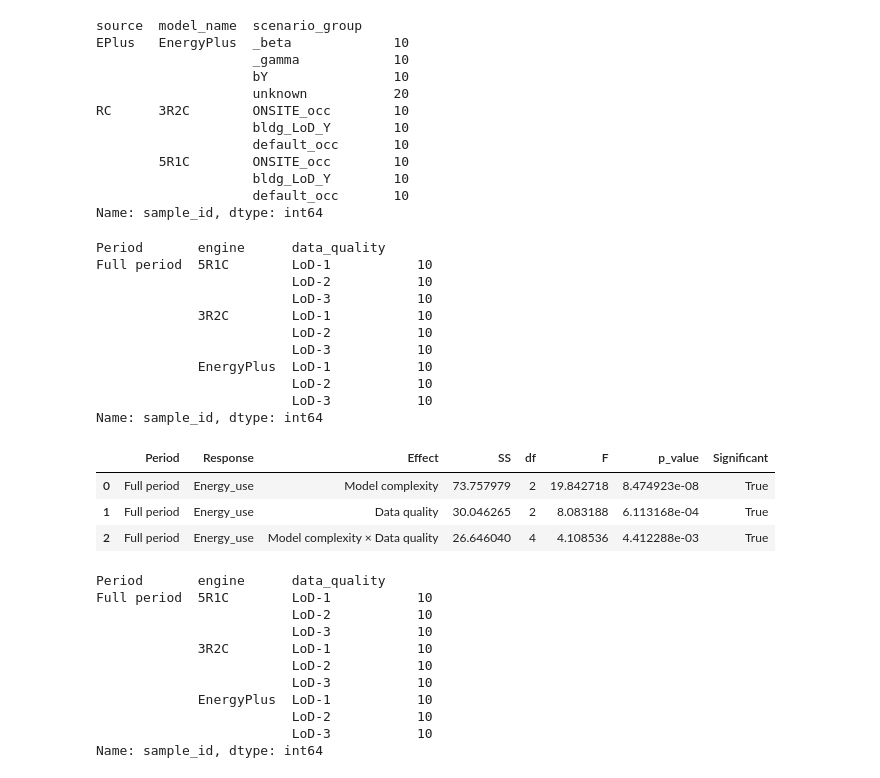
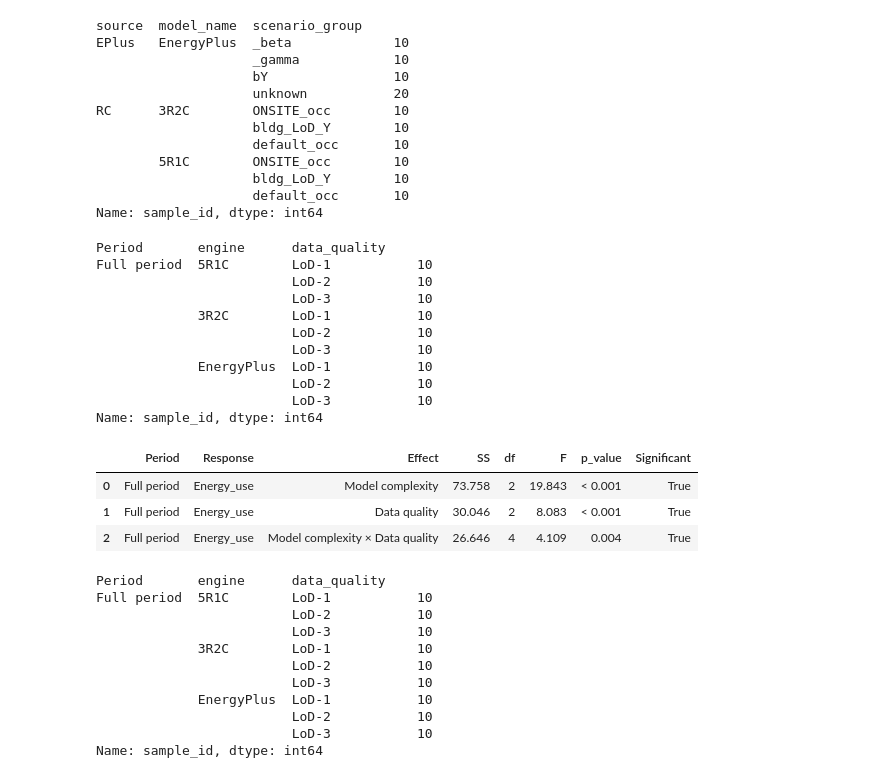
Before and after one commit to RuiBoGithub/RC_br, a Jupyter notebook: _3a_analysis.ipynb, the cells around one changed output. Drawn from its saved outputs; the diff is of its cells as text; code cells hidden in the pictures.

```diff
--- a/_3a_analysis.ipynb
+++ b/_3a_analysis.ipynb
@@ -738,37 +738,53 @@ energy_df = make_aggregated_energy_df(
         "Full period": ("2023-01-20", "2023-03-17"),
     },
 )
 
 display(
     energy_df.groupby(
         ["Period", "engine", "data_quality"],
         observed=True,
     )["sample_id"].nunique()
 )
 
 anova_energy_use = run_two_way_anova_no_statsmodels(
     energy_df,
     response="Energy_use",
     period="Full period",
 )
 
-display(anova_energy_use)
+anova_export = anova_energy_use.copy()
+
+# Format p-values
+anova_export["p_value"] = anova_export["p_value"].apply(
+    lambda p: "< 0.001" if p < 0.001 else f"{p:.3f}"
+)
+
+# Round other numeric columns to 3 decimals
+cols_to_round = ["SS", "F"]
+
+for col in cols_to_round:
+    if col in anova_export.columns:
+        anova_export[col] = anova_export[col].round(3)
+
+anova_export.to_csv("1.csv", index=False)
+
+display(anova_export)
 # %% [output]
 Period       engine      data_quality
 Full period  5R1C        LoD-1           10
                          LoD-2           10
                          LoD-3           10
              3R2C        LoD-1           10
                          LoD-2           10
                          LoD-3           10
              EnergyPlus  LoD-1           10
                          LoD-2           10
                          LoD-3           10
 Name: sample_id, dtype: int64
 |  | Period | Response | Effect | SS | df | F | p_value | Significant |
-| 0 | Full period | Energy_use | Model complexity | 73.757979 | 2 | 19.842718 | 8.474923e-08 | True |
-| 1 | Full period | Energy_use | Data quality | 30.046265 | 2 | 8.083188 | 6.113168e-04 | True |
-| 2 | Full period | Energy_use | Model complexity × Data quality | 26.646040 | 4 | 4.108536 | 4.412288e-03 | True |
+| 0 | Full period | Energy_use | Model complexity | 73.758 | 2 | 19.843 | < 0.001 | True |
+| 1 | Full period | Energy_use | Data quality | 30.046 | 2 | 8.083 | < 0.001 | True |
+| 2 | Full period | Energy_use | Model complexity × Data quality | 26.646 | 4 | 4.109 | 0.004 | True |
 # %%
 metric_df = make_prediction_metric_df(
     prediction_daily,
```
Also changed, not shown: parts of 5 cells of this notebook, 6 other files.
